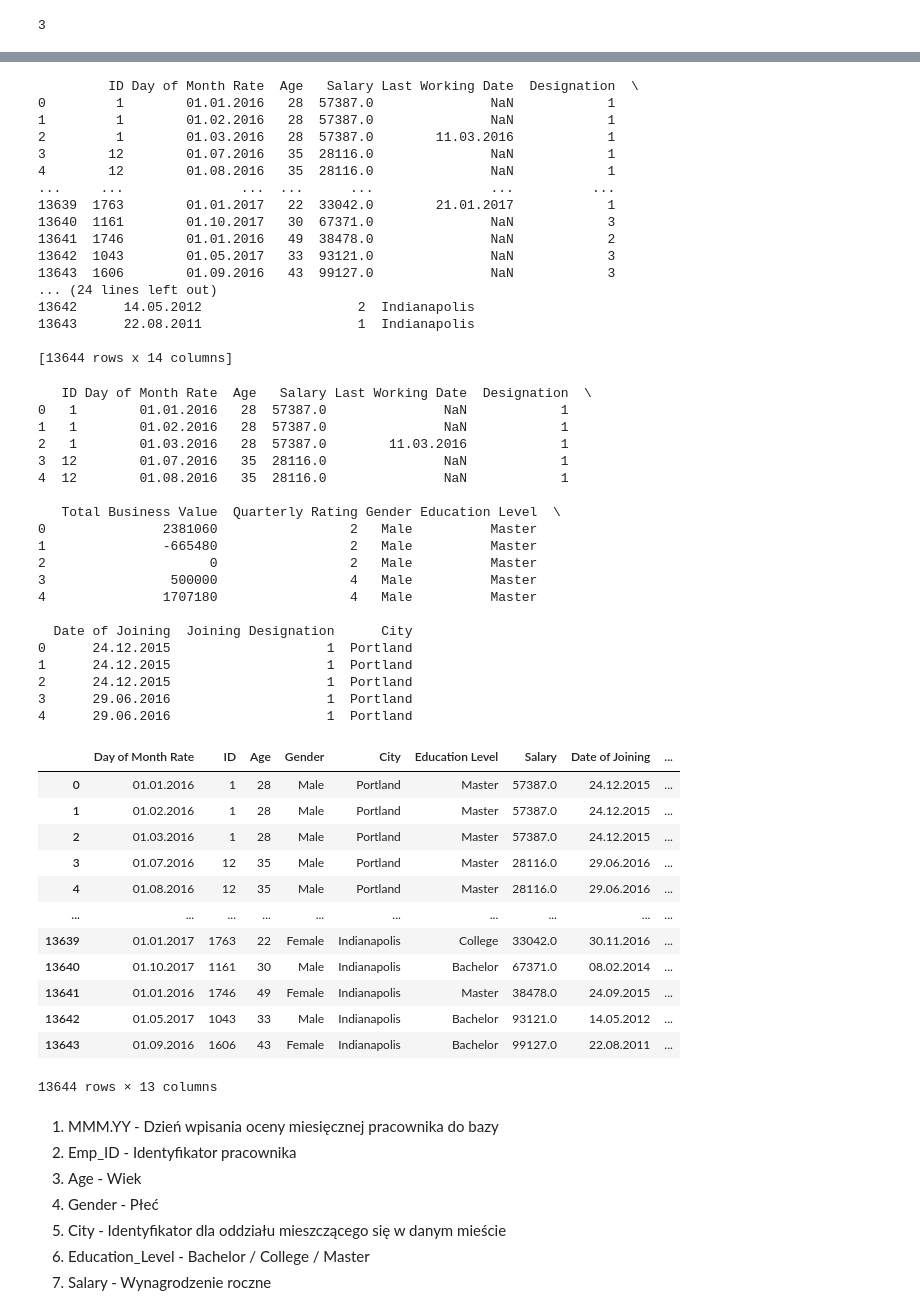
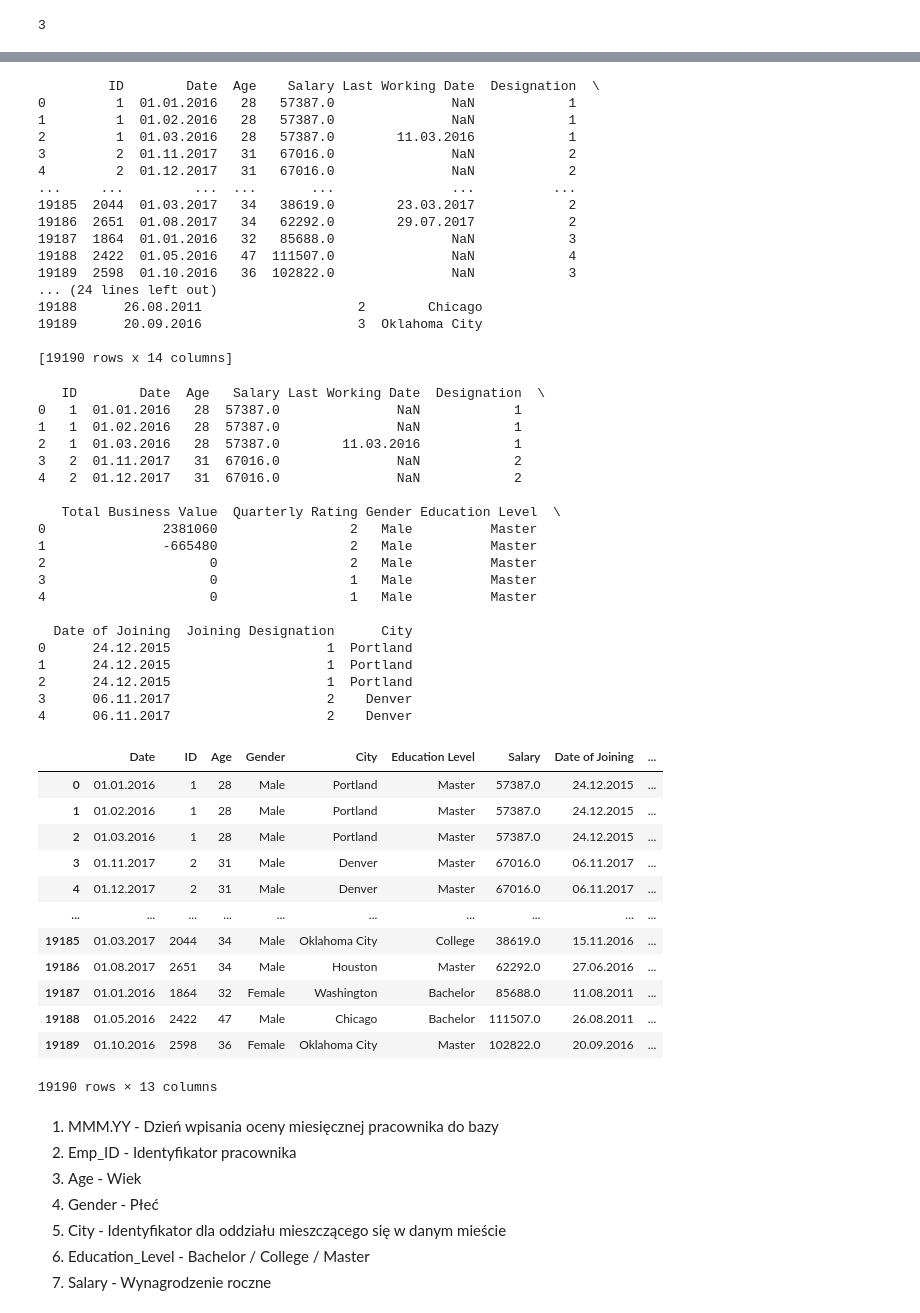
Before and after one commit to mikolajhojda/Business-Hackathon-2022, a Jupyter notebook: HR.ipynb, the cells around one changed output, grey strips where cells are left out. Drawn from its saved outputs; the diff is of its cells as text; code cells hidden in the pictures.

Commit message:
Cities_ID error solved

```diff
--- a/HR.ipynb
+++ b/HR.ipynb
@@ -38,3 +38,6 @@ print(cities.head())
 2     C03  Charlotte
 3     C04    Chicago
 4     C05   Columbus
+# %%
+cities['City_ID'] = cities['City_ID'].apply(lambda x: x.replace('0','') if x[1]=='0' else x)
+cities
@@ -41,7 +62,7 @@ print(cities.head())
 # %%
 employers.rename(columns={
     'Emp_ID': 'ID',
-    'MMM.YY': 'Day of Month Rate',
+    'MMM.YY': 'Date',
     'LastWorkingDate': 'Last Working Date',
     'Total.Business.Value': 'Total Business Value',
     'Quarterly.Rating': 'Quarterly Rating',
@@ -126,27 +167,27 @@ employers['Education Level'].nunique()
 df = pd.merge(employers, cities.rename(
 columns={
     'City_ID': 'City'
-}))
+}), how='left')
 # %%
 print(df)
 # %% [output]
-         ID Day of Month Rate  Age   Salary Last Working Date  Designation  \
-0         1        01.01.2016   28  57387.0               NaN            1
-1         1        01.02.2016   28  57387.0               NaN            1
-2         1        01.03.2016   28  57387.0        11.03.2016            1
-3        12        01.07.2016   35  28116.0               NaN            1
-4        12        01.08.2016   35  28116.0               NaN            1
-...     ...               ...  ...      ...               ...          ...
-13639  1763        01.01.2017   22  33042.0        21.01.2017            1
-13640  1161        01.10.2017   30  67371.0               NaN            3
-13641  1746        01.01.2016   49  38478.0               NaN            2
-13642  1043        01.05.2017   33  93121.0               NaN            3
-13643  1606        01.09.2016   43  99127.0               NaN            3
+         ID        Date  Age    Salary Last Working Date  Designation  \
+0         1  01.01.2016   28   57387.0               NaN            1
+1         1  01.02.2016   28   57387.0               NaN            1
+2         1  01.03.2016   28   57387.0        11.03.2016            1
+3         2  01.11.2017   31   67016.0               NaN            2
+4         2  01.12.2017   31   67016.0               NaN            2
+...     ...         ...  ...       ...               ...          ...
+19185  2044  01.03.2017   34   38619.0        23.03.2017            2
+19186  2651  01.08.2017   34   62292.0        29.07.2017            2
+19187  1864  01.01.2016   32   85688.0               NaN            3
+19188  2422  01.05.2016   47  111507.0               NaN            4
+19189  2598  01.10.2016   36  102822.0               NaN            3
 ... (24 lines left out)
-13642      14.05.2012                    2  Indianapolis
-13643      22.08.2011                    1  Indianapolis
+19188      26.08.2011                    2        Chicago
+19189      20.09.2016                    3  Oklahoma City
 
-[13644 rows x 14 columns]
+[19190 rows x 14 columns]
 # %%
 df.drop('City', inplace=True, axis=1)
 # %%
@@ -156,42 +197,42 @@ df.rename(columns={
 # %%
 print(df.head())
 # %% [output]
-   ID Day of Month Rate  Age   Salary Last Working Date  Designation  \
-0   1        01.01.2016   28  57387.0               NaN            1
-1   1        01.02.2016   28  57387.0               NaN            1
-2   1        01.03.2016   28  57387.0        11.03.2016            1
-3  12        01.07.2016   35  28116.0               NaN            1
-4  12        01.08.2016   35  28116.0               NaN            1
+   ID        Date  Age   Salary Last Working Date  Designation  \
+0   1  01.01.2016   28  57387.0               NaN            1
+1   1  01.02.2016   28  57387.0               NaN            1
+2   1  01.03.2016   28  57387.0        11.03.2016            1
+3   2  01.11.2017   31  67016.0               NaN            2
+4   2  01.12.2017   31  67016.0               NaN            2
 
    Total Business Value  Quarterly Rating Gender Education Level  \
 0               2381060                 2   Male          Master
 1               -665480                 2   Male          Master
 2                     0                 2   Male          Master
-3                500000                 4   Male          Master
-4               1707180                 4   Male          Master
+3                     0                 1   Male          Master
+4                     0                 1   Male          Master
 
   Date of Joining  Joining Designation      City
 0      24.12.2015                    1  Portland
 1      24.12.2015                    1  Portland
 2      24.12.2015                    1  Portland
-3      29.06.2016                    1  Portland
-4      29.06.2016                    1  Portland
+3      06.11.2017                    2    Denver
+4      06.11.2017                    2    Denver
 # %%
-df.loc[:, ['Day of Month Rate', 'ID', 'Age', 'Gender', 'City', 'Education Level', 'Salary', 'Date of Joining', 'Last Working Date', 'Joining Designation', 'Designation', 'Total Business Value', 'Quarterly Rating']]
+df.loc[:, ['Date', 'ID', 'Age', 'Gender', 'City', 'Education Level', 'Salary', 'Date of Joining', 'Last Working Date', 'Joining Designation', 'Designation', 'Total Business Value', 'Quarterly Rating']]
 # %% [output]
-|  | Day of Month Rate | ID | Age | Gender | City | Education Level | Salary | Date of Joining | ... |
+|  | Date | ID | Age | Gender | City | Education Level | Salary | Date of Joining | ... |
 | 0 | 01.01.2016 | 1 | 28 | Male | Portland | Master | 57387.0 | 24.12.2015 | ... |
 | 1 | 01.02.2016 | 1 | 28 | Male | Portland | Master | 57387.0 | 24.12.2015 | ... |
 | 2 | 01.03.2016 | 1 | 28 | Male | Portland | Master | 57387.0 | 24.12.2015 | ... |
-| 3 | 01.07.2016 | 12 | 35 | Male | Portland | Master | 28116.0 | 29.06.2016 | ... |
-| 4 | 01.08.2016 | 12 | 35 | Male | Portland | Master | 28116.0 | 29.06.2016 | ... |
+| 3 | 01.11.2017 | 2 | 31 | Male | Denver | Master | 67016.0 | 06.11.2017 | ... |
+| 4 | 01.12.2017 | 2 | 31 | Male | Denver | Master | 67016.0 | 06.11.2017 | ... |
 | ... | ... | ... | ... | ... | ... | ... | ... | ... | ... |
-| 13639 | 01.01.2017 | 1763 | 22 | Female | Indianapolis | College | 33042.0 | 30.11.2016 | ... |
-| 13640 | 01.10.2017 | 1161 | 30 | Male | Indianapolis | Bachelor | 67371.0 | 08.02.2014 | ... |
-| 13641 | 01.01.2016 | 1746 | 49 | Female | Indianapolis | Master | 38478.0 | 24.09.2015 | ... |
-| 13642 | 01.05.2017 | 1043 | 33 | Male | Indianapolis | Bachelor | 93121.0 | 14.05.2012 | ... |
-| 13643 | 01.09.2016 | 1606 | 43 | Female | Indianapolis | Bachelor | 99127.0 | 22.08.2011 | ... |
+| 19185 | 01.03.2017 | 2044 | 34 | Male | Oklahoma City | College | 38619.0 | 15.11.2016 | ... |
+| 19186 | 01.08.2017 | 2651 | 34 | Male | Houston | Master | 62292.0 | 27.06.2016 | ... |
+| 19187 | 01.01.2016 | 1864 | 32 | Female | Washington | Bachelor | 85688.0 | 11.08.2011 | ... |
+| 19188 | 01.05.2016 | 2422 | 47 | Male | Chicago | Bachelor | 111507.0 | 26.08.2011 | ... |
+| 19189 | 01.10.2016 | 2598 | 36 | Female | Oklahoma City | Master | 102822.0 | 20.09.2016 | ... |
-13644 rows × 13 columns
+19190 rows × 13 columns
 # %% [markdown]
 1. MMM.YY - Dzień wpisania oceny miesięcznej pracownika do bazy
 2. Emp_ID - Identyfikator pracownika
```
Also changed, not shown: parts of 19 cells of this notebook.
